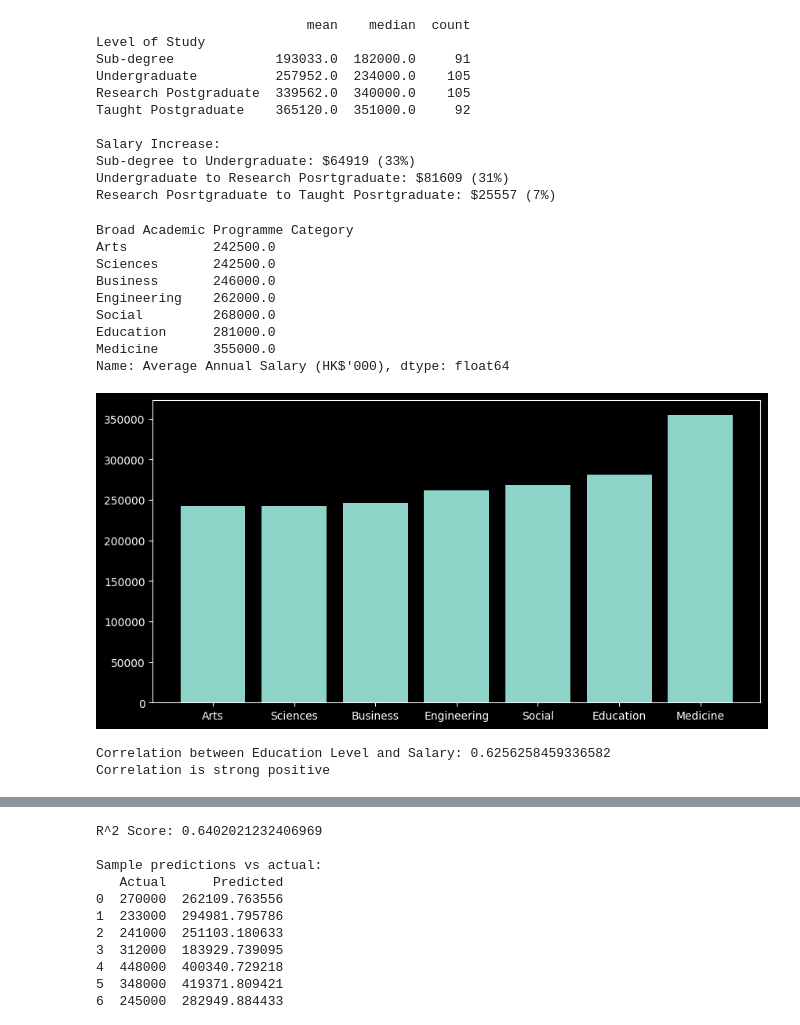
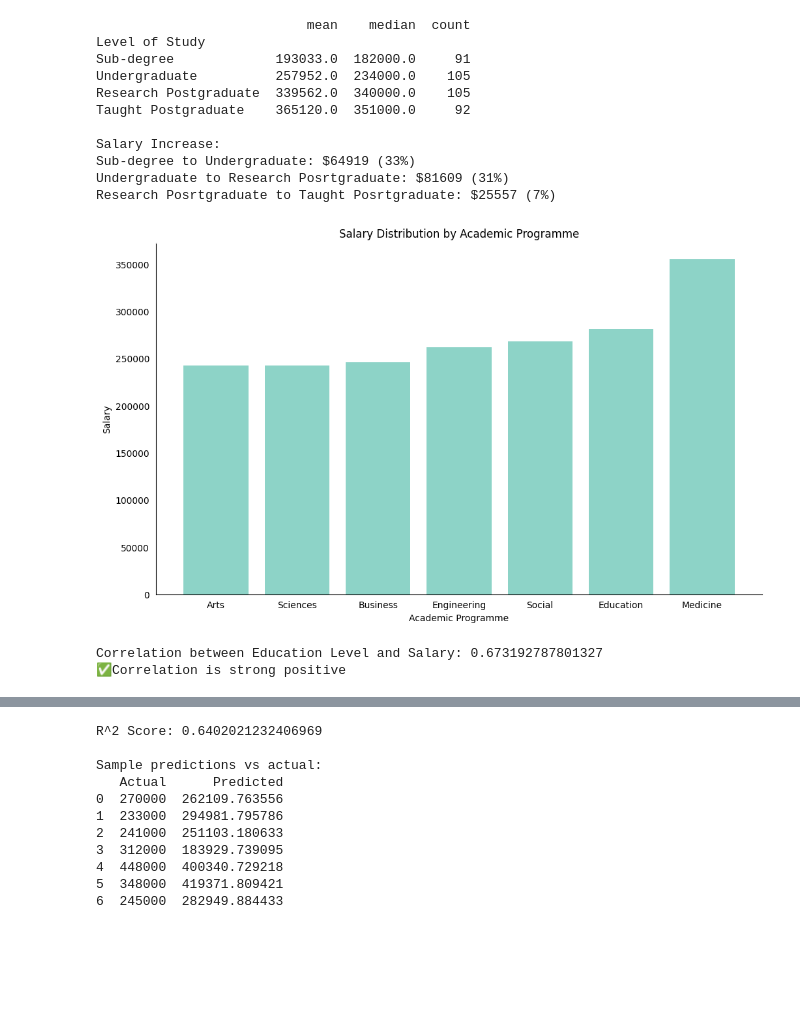
Before and after one commit to DemusMachine/hong-kong-salary-prediction-regression-model, a Jupyter notebook: project2.ipynb, the cells around one changed output, grey strips where cells are left out. Cells and saved outputs as stored; diff of their text form; code cells hidden in the pictures; blank space fills up the shorter version.

```diff
--- a/project2.ipynb
+++ b/project2.ipynb
@@ -131,21 +147,23 @@ Undergraduate to Research Posrtgraduate: $81609 (31%)
 Research Posrtgraduate to Taught Posrtgraduate: $25557 (7%)
 # %%
 program_salary = df.groupby("Broad Academic Programme Category")["Average Annual Salary (HK$'000)"].median().sort_values(ascending=True)
-print(program_salary)
-plt.figure(figsize=(10,5))
+plt.figure(figsize=(12,7))
 plt.bar(program_salary.index, program_salary.values)
+plt.title('Salary Distribution by Academic Programme', color='black')
+plt.xlabel("Academic Programme", color = 'black')
+plt.ylabel("Salary", color = 'black')
+plt.xticks(color='black')
+plt.yticks(color='black')
+plt.gca().set_facecolor('white')
+plt.gcf().set_facecolor('white')
+ax = plt.gca()
+ax.spines['bottom'].set_color('black')
+
+ax.spines['left'].set_color('black')
+
 plt.show()
 # %% [output]
-Broad Academic Programme Category
-Arts           242500.0
-Sciences       242500.0
-Business       246000.0
-Engineering    262000.0
-Social         268000.0
-Education      281000.0
-Medicine       355000.0
-Name: Average Annual Salary (HK$'000), dtype: float64
-[figure, old version]
+[figure, new version]
 # %%
 #testing hypothesis
 df_encoded = df.copy()
@@ -176,15 +194,15 @@ df_encoded['Broad Academic Programme Category'] = df_encoded['Broad Academic Pro
     "Medicine": 6})
 
 
-correlation = df_encoded['Education_encoded'].corr(df_encoded["Average Annual Salary (HK$'000)"])
+correlation = df_encoded['Education_encoded'].corr(df_encoded["Average Annual Salary (HK$'000)"], method='spearman')
 print(f"Correlation between Education Level and Salary: {correlation}")
 
 if correlation > 0.8:
-    print("Correlation is very strong positive")
+    print("✅Correlation is very strong positive")
 elif correlation > 0.6:
-    print("Correlation is strong positive")
+    print("✅Correlation is strong positive")
 else:
-    print(" Correlation is not that strong")
+    print("❌ Correlation is not that strong")
 # %% [output]
-Correlation between Education Level and Salary: 0.6256258459336582
-Correlation is strong positive
+Correlation between Education Level and Salary: 0.673192787801327
+✅Correlation is strong positive
```
Also changed, not shown: parts of 2 cells of this notebook, 1 other file.
